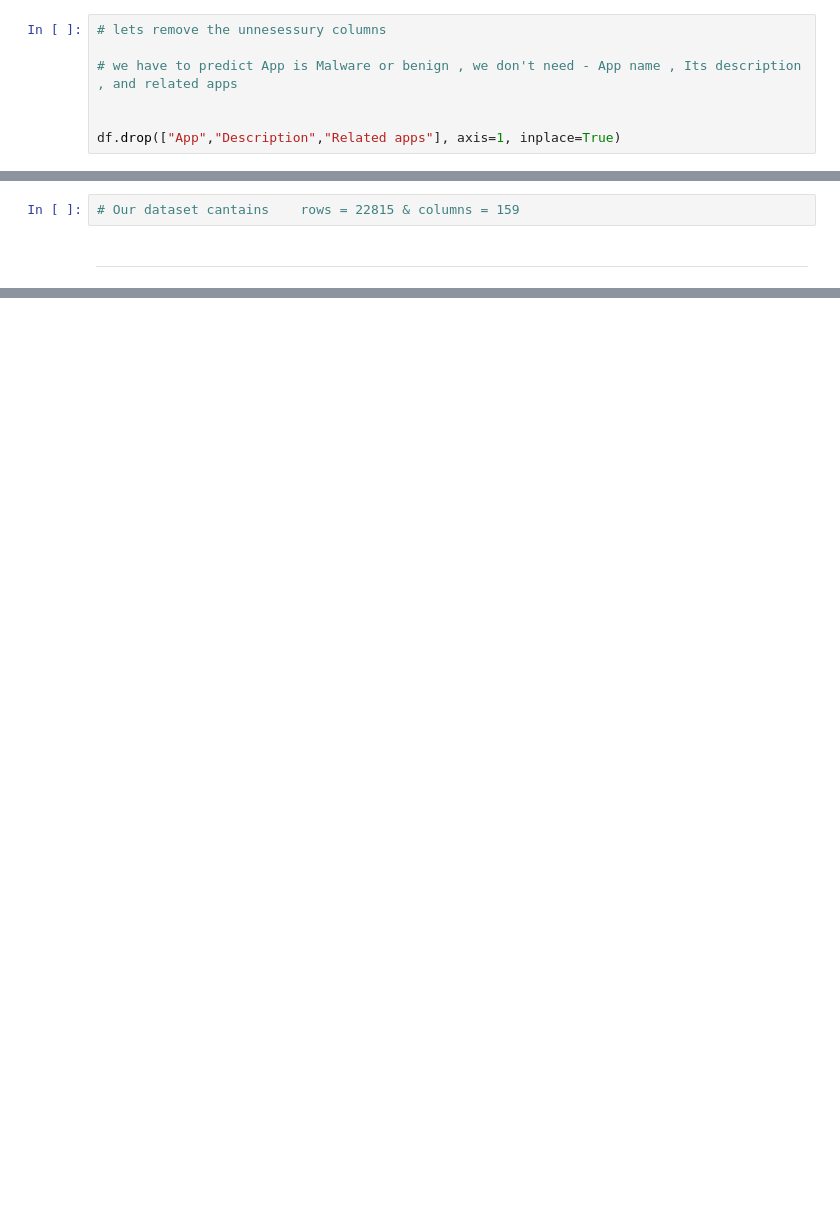
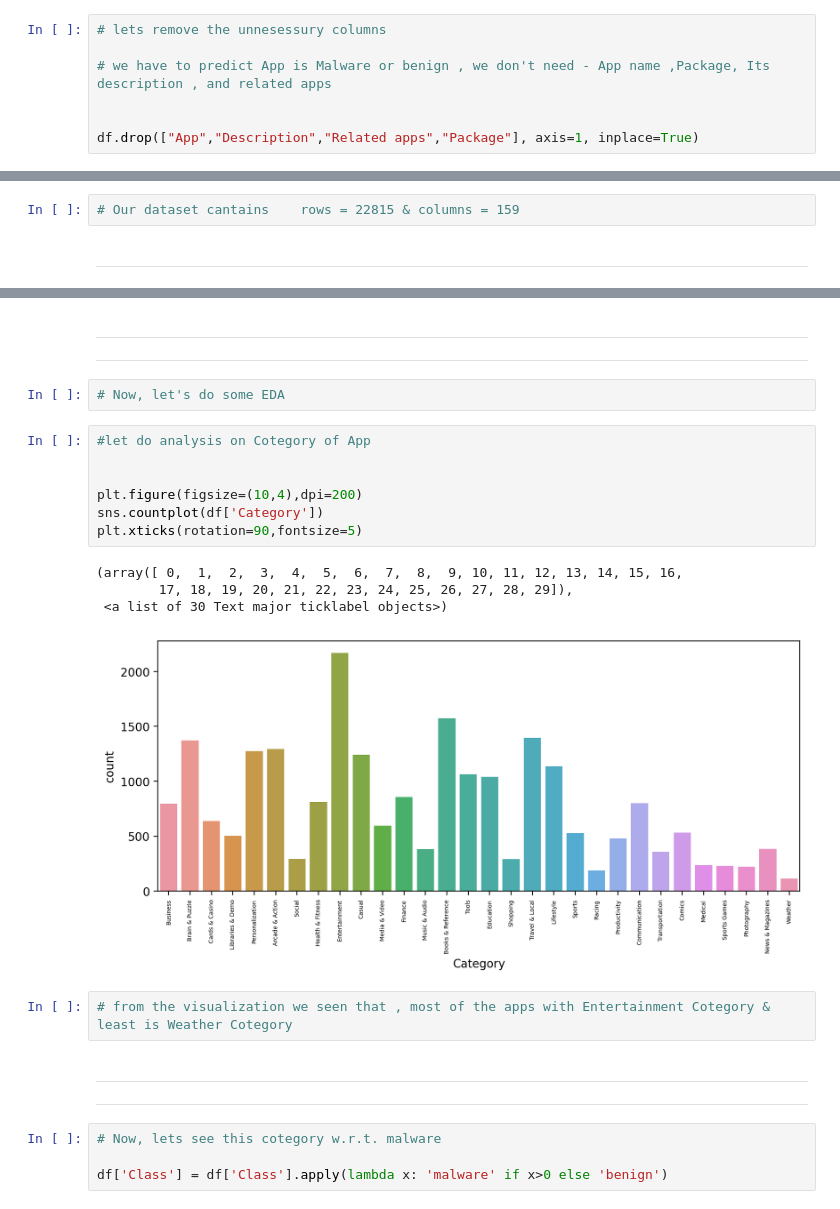
Before and after one commit to kunalNbadgujar/ANDROID-AUTHENTICITY-PREDICTION, a Jupyter notebook: team_ANDROID_AUTHENTICITY_PREDICTION.ipynb, the cells around one changed output, grey strips where cells are left out. Saved outputs shown, nothing was run; the diff lists cells and outputs as text; blank space fills up the shorter version.

```diff
--- a/team_ANDROID_AUTHENTICITY_PREDICTION.ipynb
+++ b/team_ANDROID_AUTHENTICITY_PREDICTION.ipynb
@@ -609,10 +609,10 @@ df.drop_duplicates(subset='Package',inplace=True)
 # %%
 # lets remove the unnesessury columns
 
-# we have to predict App is Malware or benign , we don't need - App name , Its description , and related apps
+# we have to predict App is Malware or benign , we don't need - App name ,Package, Its description , and related apps
 
 
-df.drop(["App","Description","Related apps"], axis=1, inplace=True)
+df.drop(["App","Description","Related apps","Package"], axis=1, inplace=True)
 # %% [markdown]
 
 
@@ -695,0 +706,36 @@ df.shape
+# %% [markdown]
+
+
+---
+
+
+
+---
+# %%
+# Now, let's do some EDA
+# %%
+#let do analysis on Cotegory of App
+
+
+plt.figure(figsize=(10,4),dpi=200)
+sns.countplot(df['Category'])
+plt.xticks(rotation=90,fontsize=5)
+# %% [output]
+(array([ 0,  1,  2,  3,  4,  5,  6,  7,  8,  9, 10, 11, 12, 13, 14, 15, 16,
+        17, 18, 19, 20, 21, 22, 23, 24, 25, 26, 27, 28, 29]),
+ <a list of 30 Text major ticklabel objects>)
+[figure, added]
+# %%
+# from the visualization we seen that , most of the apps with Entertainment Cotegory & least is Weather Cotegory
+# %% [markdown]
+
+
+---
+
+
+
+---
+# %%
+# Now, lets see this cotegory w.r.t. malware
+
+df['Class'] = df['Class'].apply(lambda x: 'malware' if x>0 else 'benign')
```
Also changed, not shown: parts of 9 cells of this notebook.
